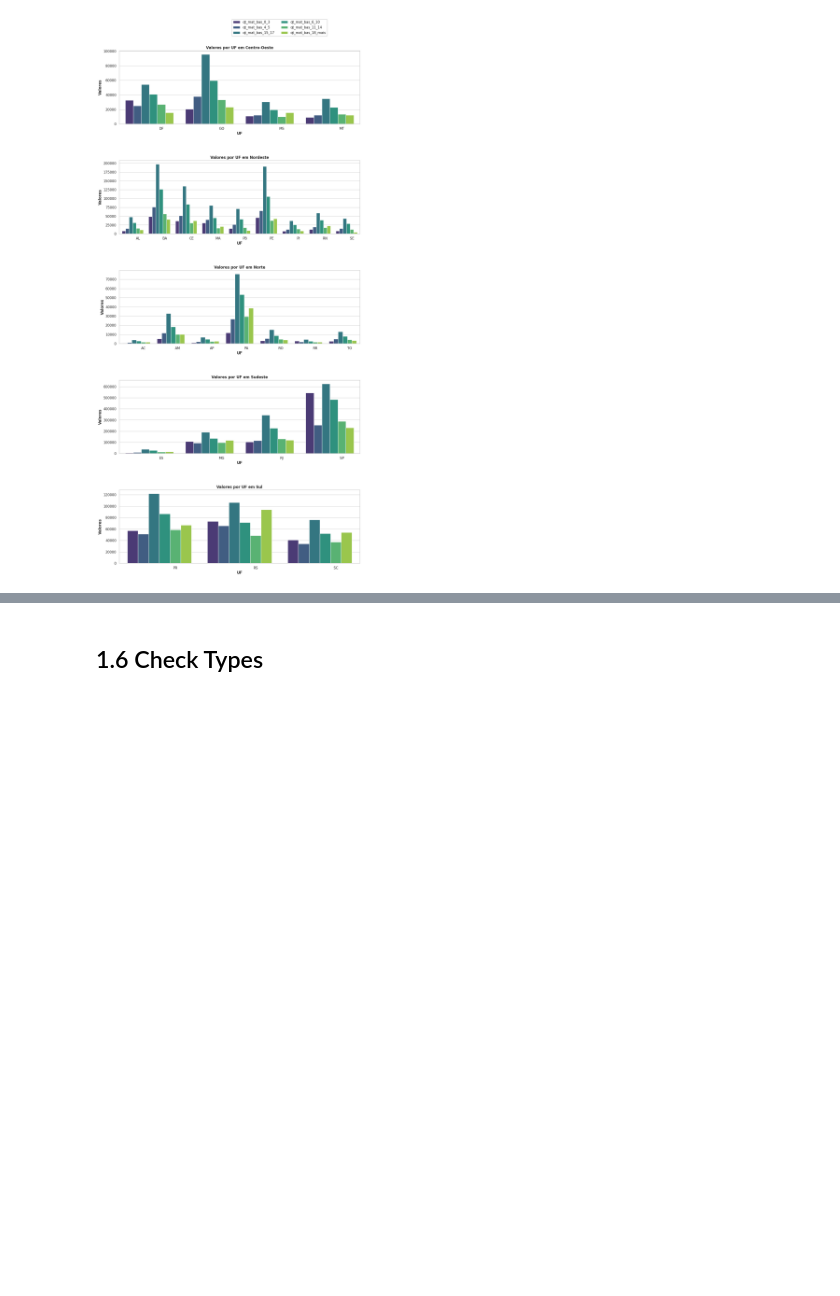
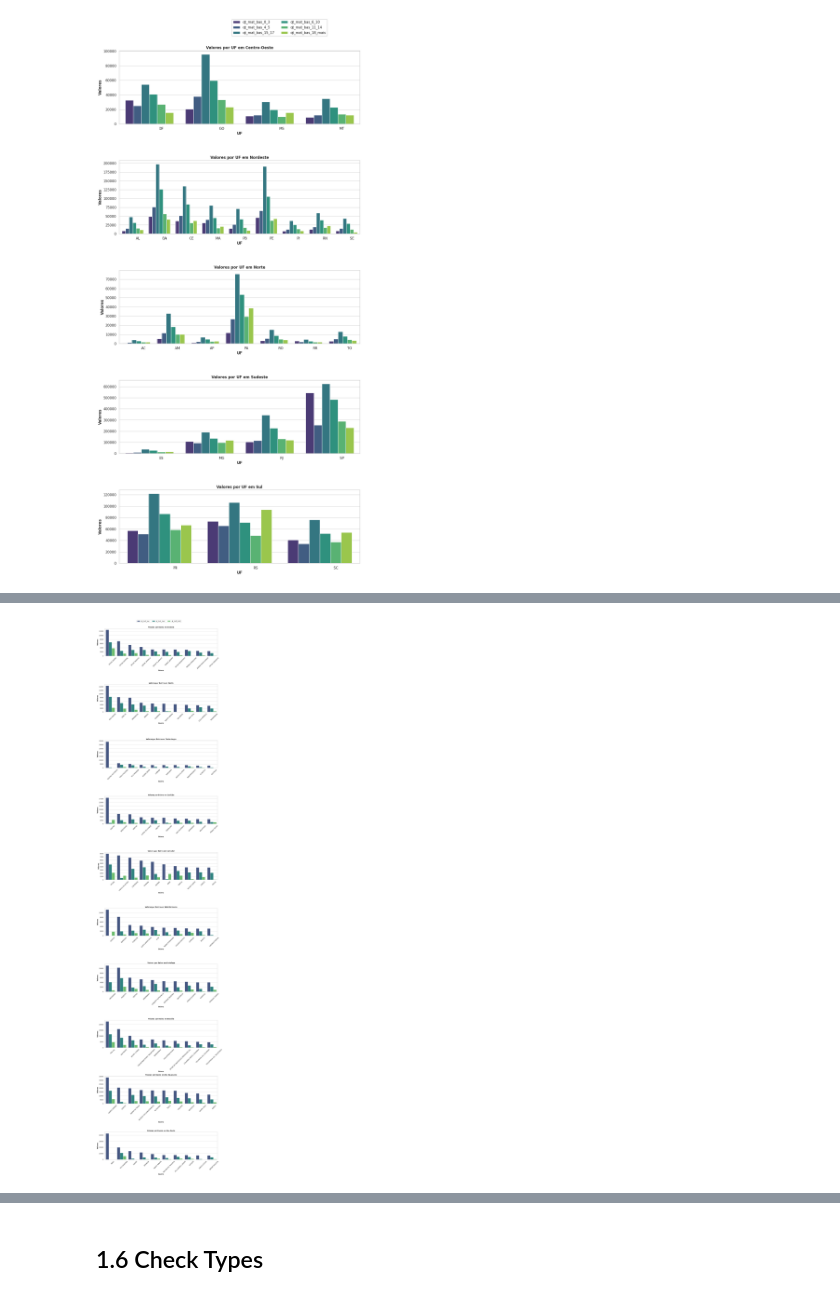
Before and after one commit to victor-vilela/censo_escolar_2022, a Jupyter notebook: notebooks/01-vvo-data-project.ipynb, the cells around one changed output, grey strips where cells are left out. Cells and saved outputs as stored; diff of their text form; code cells hidden in the pictures; blank space fills up the shorter version.

```diff
--- a/notebooks/01-vvo-data-project.ipynb
+++ b/notebooks/01-vvo-data-project.ipynb
@@ -291,6 +295,8 @@ plt.show()
 # %%
 # Agrupando um novo dataframe para análise
-hip_2 = df2[['no_regiao', 'sg_uf', 'qt_mat_bas_0_3', 'qt_mat_bas_4_5', 'qt_mat_bas_6_10', 'qt_mat_bas_11_14', 'qt_mat_bas_15_17', 'qt_mat_bas_18_mais']].groupby(['no_regiao', 'sg_uf']).sum().reset_index()
+hip_2 = df2[[
+    'no_regiao', 'sg_uf', 'qt_mat_bas_0_3', 'qt_mat_bas_4_5', 'qt_mat_bas_6_10', 'qt_mat_bas_11_14', 'qt_mat_bas_15_17', 'qt_mat_bas_18_mais'
+]].groupby(['no_regiao', 'sg_uf']).sum().reset_index()
 hip_2_melt = pd.melt(hip_2, id_vars=['no_regiao', 'sg_uf'], var_name='Variavel', value_name='Valor')
 
 # Configuração do estilo Seaborn
@@ -391,0 +366,2 @@ SyntaxError: invalid syntax (3272138656.py, line 5)
+# %%
+top_10_cidades = top_10['no_municipio'].unique()
@@ -391,0 +370,14 @@ SyntaxError: invalid syntax (3272138656.py, line 5)
+# %%
+hip_4 = df2[df2['no_municipio']=='São Paulo'].reset_index()
+
+hip_4 = df2[[
+    'sg_uf', 'no_municipio','no_bairro', 'qt_mat_bas', 'qt_mat_fund', 'qt_mat_med'
+]].groupby(['no_municipio','sg_uf','no_bairro']).sum().reset_index()
+# %%
+hip_4_final = pd.DataFrame()
+
+for i in top_10_cidades:
+    aux = hip_4[hip_4['no_municipio']== i].groupby('no_bairro').sum().reset_index()
+    hip_4_final = pd.concat([aux.sort_values(['qt_mat_bas', 'qt_mat_fund', 'qt_mat_med'], ascending=False).head(10).reset_index(drop=True), hip_4_final], axis=0)
+
+hip_4_final
@@ -391,0 +416,48 @@ SyntaxError: invalid syntax (3272138656.py, line 5)
+# %%
+# Agrupando um novo dataframe para análise
+hip_4_final_melt = pd.melt(hip_4_final, id_vars=['no_bairro', 'no_municipio', 'sg_uf'], var_name='Variavel', value_name='Valor')
+
+# Configuração do estilo Seaborn
+sns.set(style="whitegrid")
+
+# Obter regiões únicas
+regions = hip_4_final['no_municipio'].unique()
+
+# Criar subplots para cada região
+fig, axes = plt.subplots(nrows=len(regions), ncols=1, figsize=(14, 6 * len(regions)))
+
+# Iterar sobre as regiões e plotar gráficos
+for i, region in enumerate(regions):
+    region_data = hip_4_final_melt[hip_4_final_melt['no_municipio'] == region]
+
+    # Ajustar o espaço entre os subplots
+    plt.subplots_adjust(hspace=0.5)
+
+    # Ajustar as posições das barras para evitar sobreposições
+    bar_width = 0.2
+    r_positions = [r + bar_width * j for j, r in enumerate(range(len(region_data['no_bairro'].unique())))]
+
+    # Plotar as barras em cada subplot
+    for k, uf in enumerate(region_data['no_bairro'].unique()):
+        uf_data = region_data[region_data['no_bairro'] == uf]
+        r = [x + bar_width * k for x in r_positions]
+        sns.barplot(x='no_bairro', y='Valor', hue='Variavel', data=region_data, palette="viridis", ax=axes[i])
+
+    # Adicionar rótulos e título a cada subplot
+    axes[i].set_xlabel('Bairro', fontweight='bold')
+    axes[i].set_xticks([r + bar_width for r in range(len(region_data['no_bairro'].unique()))])
+    axes[i].set_xticklabels(region_data['no_bairro'].unique(), rotation=45)
+    axes[i].set_ylabel('Valores', fontweight='bold')
+    axes[i].set_title(f'Valores por Bairro em {region}', fontweight='bold')
+    axes[i].get_legend().remove()
+
+    # add legend
+    handles, labels = axes[i].get_legend_handles_labels()
+    fig.legend(handles, set(labels), loc='upper right', ncol=3, bbox_to_anchor=(0.67, 1.01))
+
+plt.tight_layout()
+
+# Exibir os subplots
+plt.show()
+# %% [output]
+[figure, added]
```
Also changed, not shown: parts of 11 cells of this notebook.
